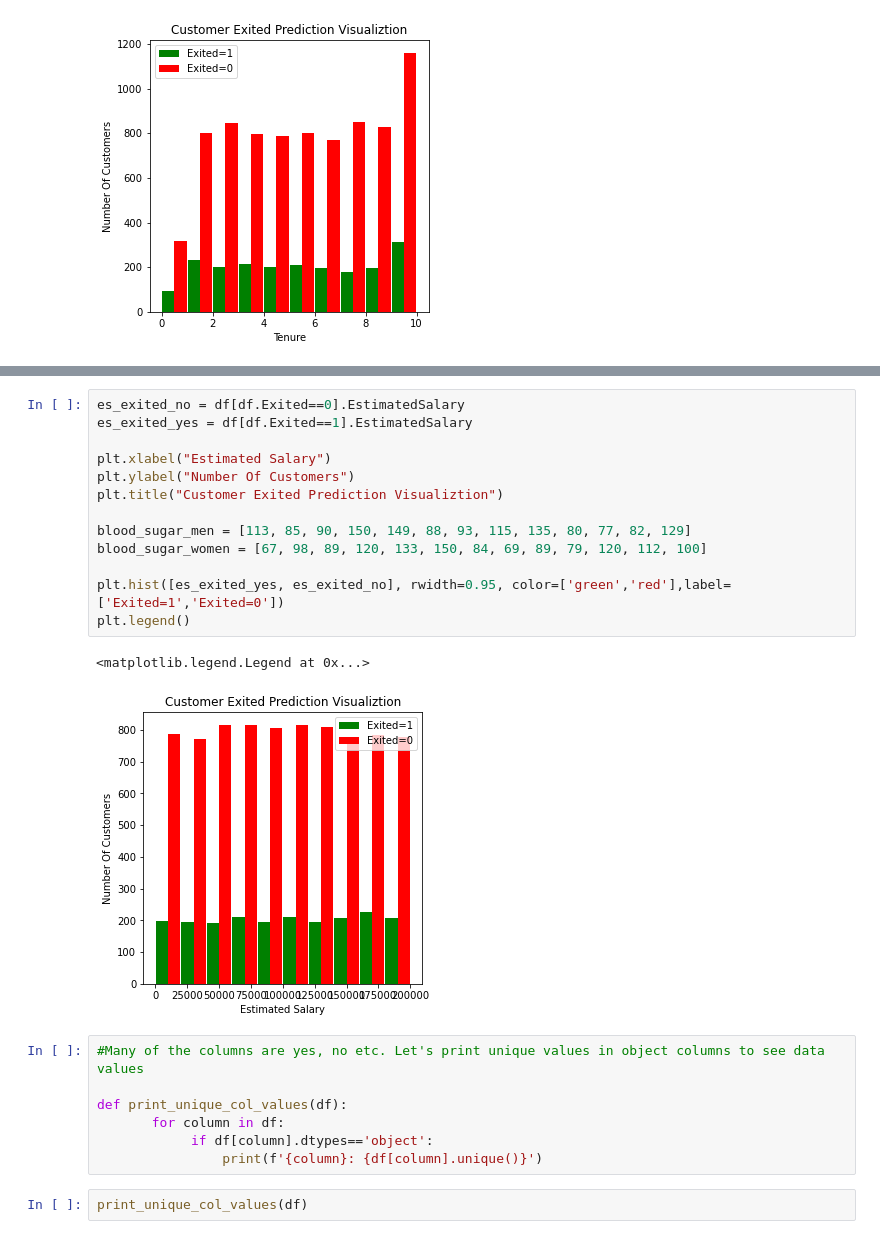
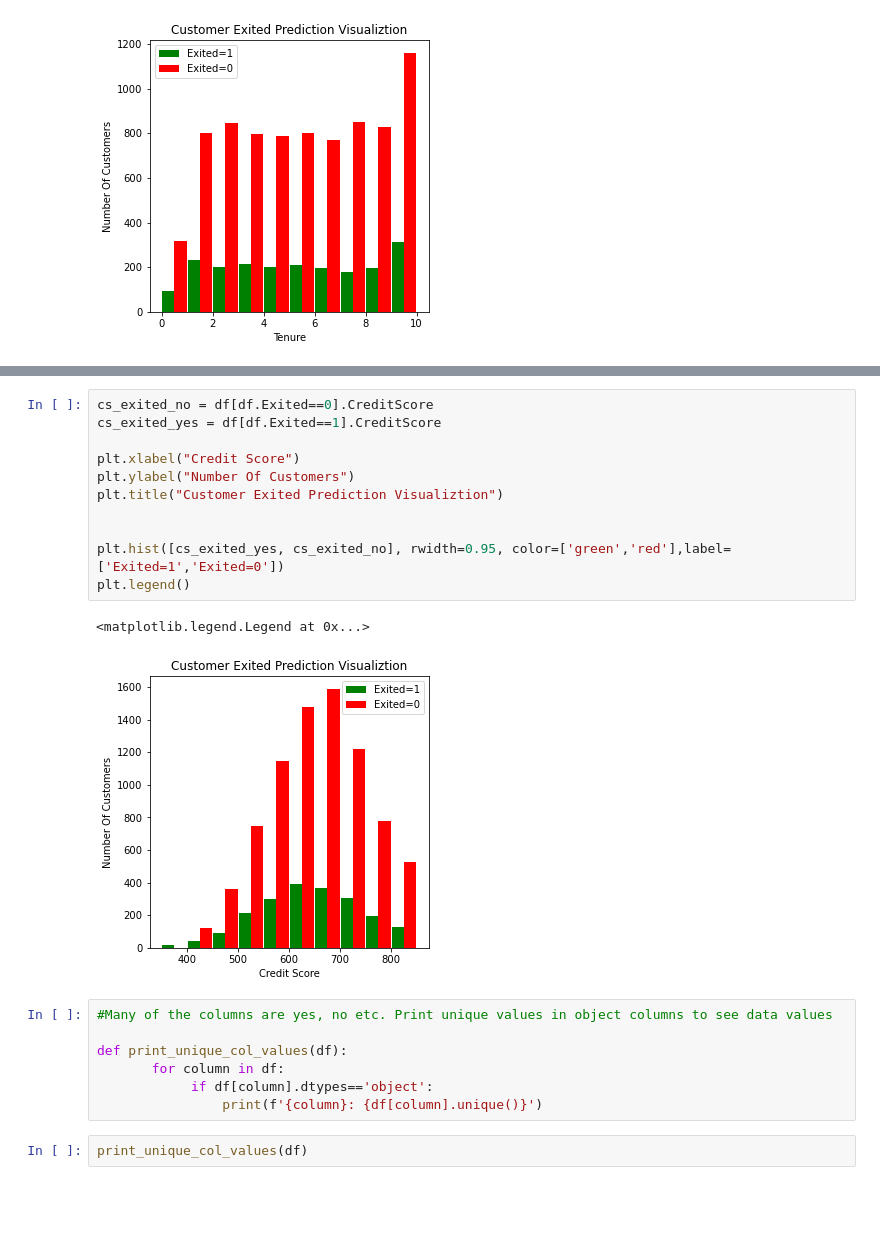
Before and after one commit to Thawuship/Customer-churn-prediction-using-ANN-Deep-Learning, a Jupyter notebook: Bank Churn Prediction/churn.ipynb, the cells around one changed output, grey strips where cells are left out. Drawn from its saved outputs; the diff is of its cells as text; blank space fills up the shorter version.

Commit message:
graph

```diff
--- a/Bank Churn Prediction/churn.ipynb
+++ b/Bank Churn Prediction/churn.ipynb
@@ -139,21 +131,19 @@ plt.legend()
 # %%
-es_exited_no = df[df.Exited==0].EstimatedSalary
-es_exited_yes = df[df.Exited==1].EstimatedSalary
+cs_exited_no = df[df.Exited==0].CreditScore
+cs_exited_yes = df[df.Exited==1].CreditScore
 
-plt.xlabel("Estimated Salary")
+plt.xlabel("Credit Score")
 plt.ylabel("Number Of Customers")
 plt.title("Customer Exited Prediction Visualiztion")
 
-blood_sugar_men = [113, 85, 90, 150, 149, 88, 93, 115, 135, 80, 77, 82, 129]
-blood_sugar_women = [67, 98, 89, 120, 133, 150, 84, 69, 89, 79, 120, 112, 100]
 
-plt.hist([es_exited_yes, es_exited_no], rwidth=0.95, color=['green','red'],label=['Exited=1','Exited=0'])
+plt.hist([cs_exited_yes, cs_exited_no], rwidth=0.95, color=['green','red'],label=['Exited=1','Exited=0'])
 plt.legend()
 # %% [output]
 <matplotlib.legend.Legend at 0x...>
-[figure, old version]
+[figure, new version]
 # %%
-#Many of the columns are yes, no etc. Let's print unique values in object columns to see data values
+#Many of the columns are yes, no etc. Print unique values in object columns to see data values
 
 def print_unique_col_values(df):
        for column in df:
```
Also changed, not shown: parts of 10 cells of this notebook.
